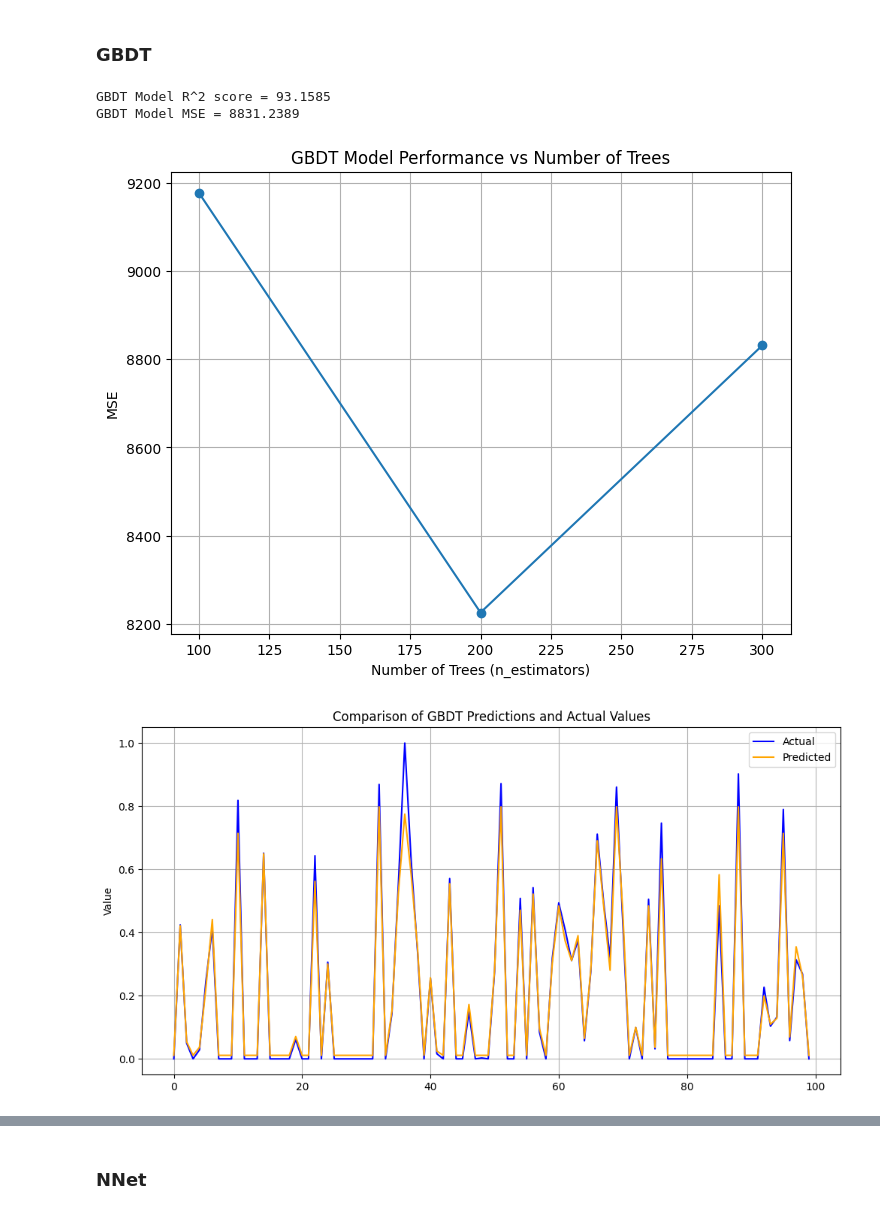
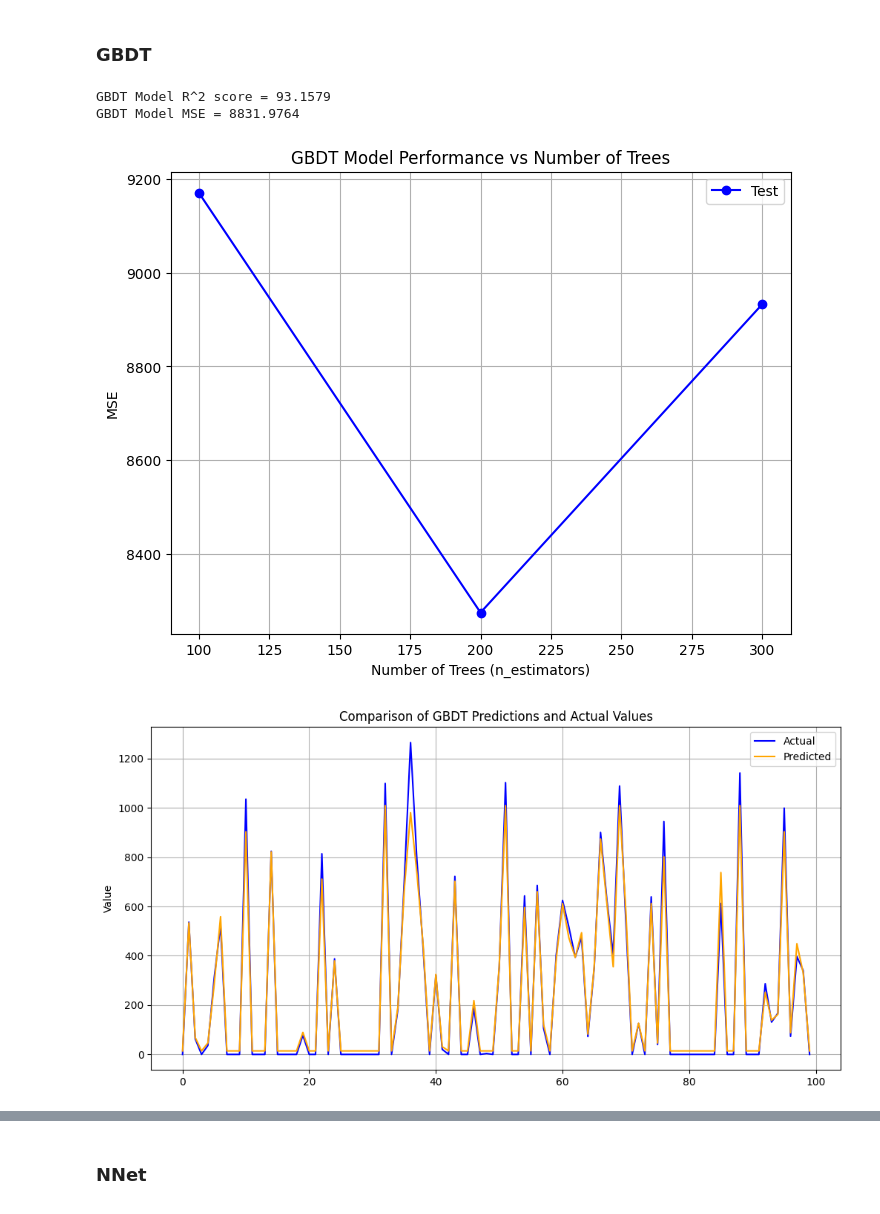
Before and after one commit to HarryXiong24/postgraduate-code-collection, a Jupyter notebook: Winter 2024/ML/project/main.ipynb, the cells around one changed output, grey strips where cells are left out. Drawn from its saved outputs; the diff is of its cells as text; code cells hidden in the pictures.

```diff
--- a/Winter 2024/ML/project/main.ipynb
+++ b/Winter 2024/ML/project/main.ipynb
@@ -392,8 +393,8 @@ grid_search = GridSearchCV(
 grid_search.fit(X_train_scaled, y_train)
 
 # Predictions and Performance Evaluation
-best_svm_model = grid_search.best_estimator_
-y_pred_gbdt = best_svm_model.predict(X_test_scaled)
+best_gbdt_model = grid_search.best_estimator_
+y_pred_gbdt = best_gbdt_model.predict(X_test_scaled)
 
 # Calculating R^2 and MSE for the models
 gbdt_r2_score = r2_score(y_test, y_pred_gbdt) * 100
@@ -402,8 +403,8 @@ mse_gbdt = mean_squared_error(y_test, y_pred_gbdt)
 print(f"GBDT Model R^2 score = {gbdt_r2_score:4.4f}")
 print(f"GBDT Model MSE = {mse_gbdt:4.4f}")
 # %% [output]
-GBDT Model R^2 score = 93.1585
-GBDT Model MSE = 8831.2389
+GBDT Model R^2 score = 93.1579
+GBDT Model MSE = 8831.9764
 # %%
 n_estimators_range = param_grid["n_estimators"]
 mean_scores = np.array(grid_search.cv_results_["mean_test_score"]).reshape(
@@ -417,47 +418,38 @@ md_index = param_grid["max_depth"].index(4)
 scores = mean_scores[:, lr_index, md_index]
 
 plt.figure(figsize=(8, 6))
-plt.plot(n_estimators_range, scores, marker="o")
+plt.plot(n_estimators_range, scores, marker="o", color="blue", label="Test")
 plt.xlabel("Number of Trees (n_estimators)")
 plt.ylabel("MSE")
 plt.title("GBDT Model Performance vs Number of Trees")
 plt.grid(True)
+plt.legend()
 plt.show()
 # %% [output]
-[figure, old version]
+[figure, new version]
 # %%
 sample_size = 100
 y_test_array = y_test.values.reshape(-1, 1)
 y_pred_gbdt_array = y_pred_gbdt.reshape(-1, 1)
 
-values = np.vstack((y_test_array, y_pred_gbdt_array))
-
-# Now apply MinMaxScaler
-scaler = MinMaxScaler()
-values_scaled = scaler.fit_transform(values)
-
-# Split the arrays back into the original sizes after scaling
-scaled_y_test = values_scaled[: len(y_test)]
-scaled_y_pred_gbdt = values_scaled[len(y_pred_gbdt) :]
-
 plt.figure(figsize=(12, 6))
 plt.plot(
     range(sample_size),
-    scaled_y_test[:sample_size],
+    y_test_array[:sample_size],
     label="Actual",
     color="blue",
 )
 plt.plot(
     range(sample_size),
-    scaled_y_pred_gbdt[:sample_size],
+    y_pred_gbdt_array[:sample_size],
     label="Predicted",
     color="orange",
 )
 
 plt.title("Comparison of GBDT Predictions and Actual Values")
 plt.ylabel("Value")
 plt.legend()
 plt.grid(True)
 plt.show()
 # %% [output]
-[figure, old version]
+[figure, new version]
```
Also changed, not shown: parts of 6 cells of this notebook.
